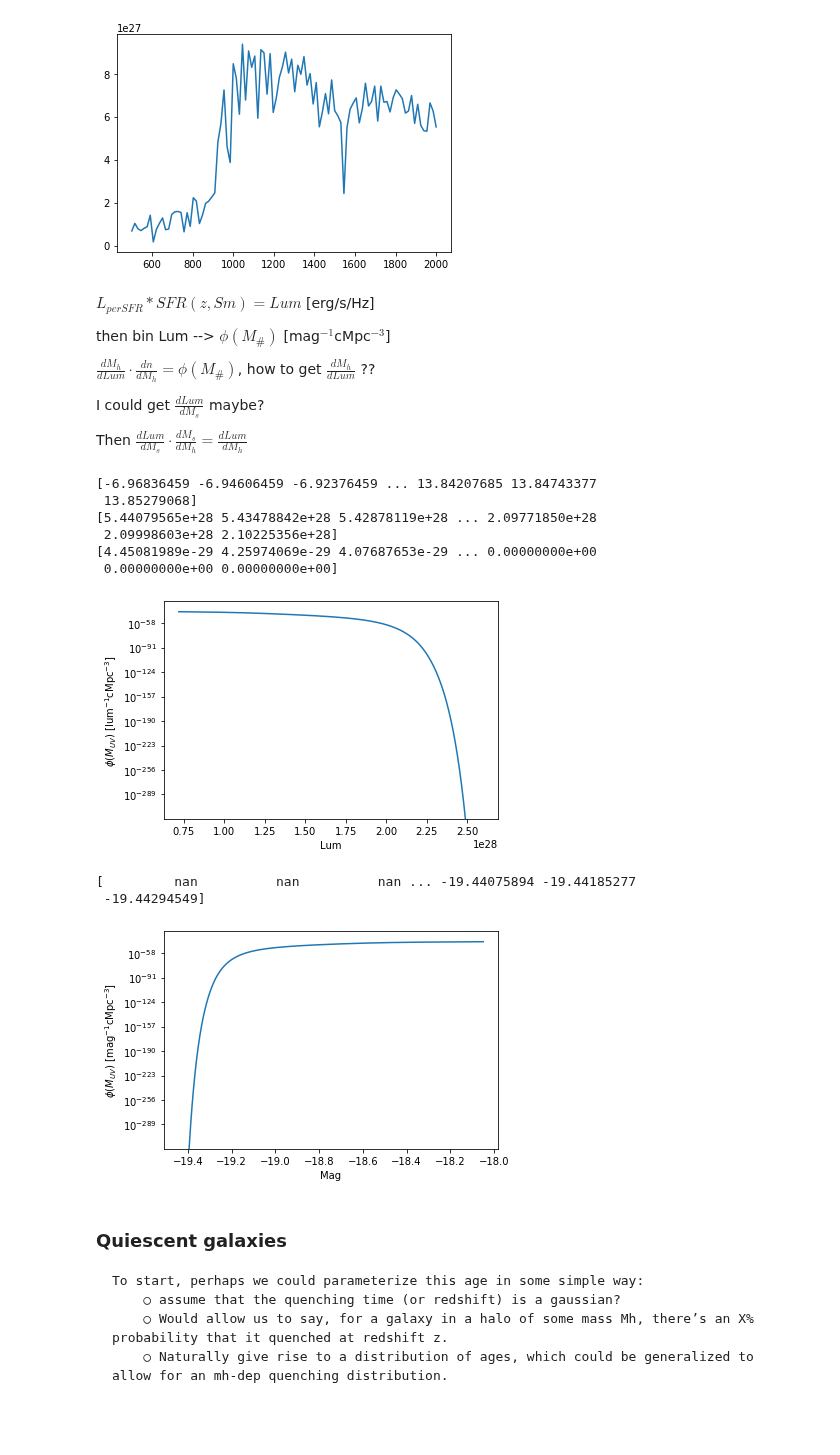
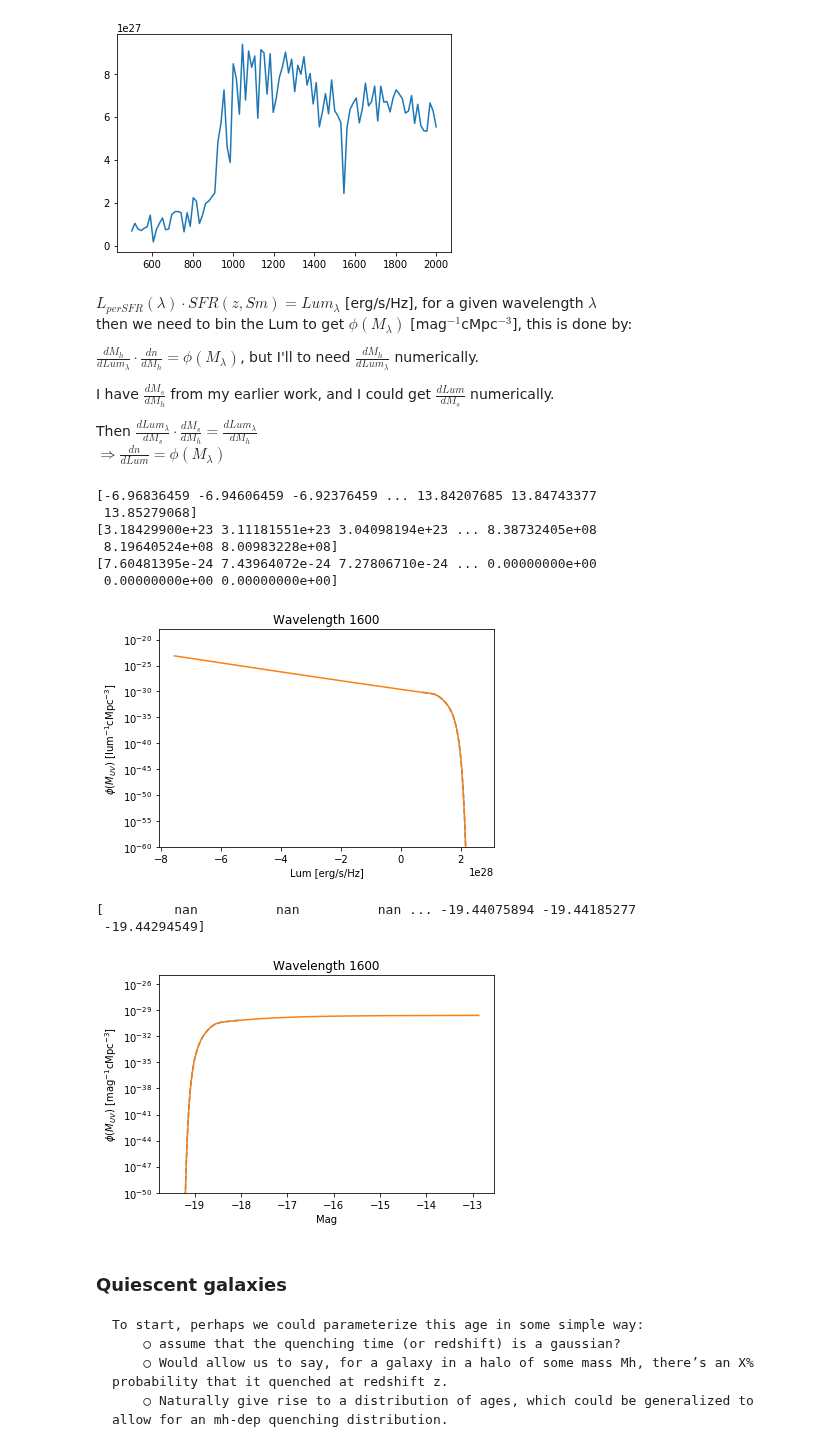
Before and after one commit to eklem1/GalaxySim, a Jupyter notebook: Gen_LF.ipynb, the cells around one changed output. Drawn from its saved outputs; the diff is of its cells as text; code cells hidden in the pictures; blank space fills up the shorter version.

```diff
--- a/Gen_LF.ipynb
+++ b/Gen_LF.ipynb
@@ -53,12 +53,30 @@ def getParams(z):
 
     return N, M_1, beta, gamma
 # %% [markdown]
-$L_{per SFR} * SFR(z, Sm) = Lum $   [erg/s/Hz]
+$L_{per SFR}(\lambda) \cdot SFR(z, Sm) = Lum_{\lambda} $   [erg/s/Hz], for a given wavelength $\lambda$
+then we need to bin the Lum to get $\phi(M_{\lambda})$ [mag$^{-1}$cMpc$^{-3}$], this is done by:
 
-then bin Lum --> $\phi(M_{\#})$ [mag$^{-1}$cMpc$^{-3}$]
+$\frac{dM_h}{dLum_{\lambda}} \cdot \frac{dn}{dM_h} = \phi(M_{\lambda})$, but I'll to need $\frac{dM_h}{dLum_{\lambda}}$ numerically.
 
-$\frac{dM_h}{dLum} \cdot \frac{dn}{dM_h} = \phi(M_{\#})$, how to get $\frac{dM_h}{dLum}$ ??
+I have $\frac{dM_s}{dM_h}$ from my earlier work, and I could get $\frac{dLum}{dM_s}$ numerically.
 
-I could get $\frac{dLum}{dM_s}$ maybe?
-
-Then $ \frac{dLum}{dM_s} \cdot \frac{dM_s}{dM_h} = \frac{dLum}{dM_h}$
+Then $ \frac{dLum_{\lambda}}{dM_s} \cdot \frac{dM_s}{dM_h} = \frac{dLum_{\lambda}}{dM_h}$
+$\Rightarrow \frac{dn}{dLum} = \phi(M_{\lambda})$
+# %%
+#log10(m)
+
+def dlogm_dM(pop_halo, N, M_1, beta, gamma, mM_ratio):
+
+    dydx = -1* ((gamma-1)*(pop_halo.halos.tab_M/M_1)**(gamma+beta) - beta - 1) / (np.log(10)*pop_halo.halos.tab_M*((pop_halo.halos.tab_M/M_1)**(gamma+beta) + 1))
+
+    return dydx
+
+# finite difference of Lum wrt log10(m)
+def finite_dif_logm(Lum, Sm):
+
+    diff = []
+    for i in range(len(Lum)-1):
+        diff.append( (Lum[i+1] - Lum[i])/(Sm[i+1] - Sm[i]) )
+
+#     print(diff)
+    return diff
@@ -110,45 +146,53 @@ def SM_fromHM(z):
 
     return StellarMass
 # %%
-lamda = 1600
+lamda = 1600 #A
 z = 1
+
+Lsun = ares.physics.Constants.lsun
 
 # Sm = np.linspace(8, 13, 50)
 Sm = SM_fromHM(z)
+
 #cut out the super small values?
 print(Sm)
-
 mask = [m > 10.0 for m in Sm]
 # print(Sm[mask])
-#doesn't make a different
+#just cuts the x axis very short
 
 # [erg / s / Hz / (Msun / yr)] * (Msun)
+
 Lum = pop.src.L_per_sfr(lamda) * pop.SFR(z, Sm)  #[erg/s/Hz]
 # print(Lum)
 
 dLdM = np.abs(dL_dM(z, Lum, Sm))
 print(dLdM)
 
 k = np.argmin(np.abs(z - pop_halo.halos.tab_z))
 dndM = pop_halo.halos.tab_dndm[k, :][:-1]
 # print(dndM)
 
 print(dndM/dLdM)
 
-pl.semilogy((Lum[mask])[:-1], (dndM/dLdM)[mask[:-1]])
-# pl.semilogy(Lum[:-1], dndM/dLdM)
+#could put lum in term of lsun = 3.839e33
+
+pl.semilogy((Lum[mask])[:-1], (dndM/dLdM)[mask[:-1]], ls="--")
+pl.semilogy(Lum[:-1], dndM/dLdM)
 
 pl.ylabel('$\phi(M_{UV})$ [lum$^{-1}$cMpc$^{-3}$]')
-pl.xlabel('Lum')
+pl.xlabel('Lum [erg/s/Hz]')
+pl.title('Wavelength {}'.format(lamda))
+
+pl.ylim(1e-60,1e-18)
 pl.show()
 # %% [output]
 [-6.96836459 -6.94606459 -6.92376459 ... 13.84207685 13.84743377
  13.85279068]
-[5.44079565e+28 5.43478842e+28 5.42878119e+28 ... 2.09771850e+28
- 2.09998603e+28 2.10225356e+28]
-[4.45081989e-29 4.25974069e-29 4.07687653e-29 ... 0.00000000e+00
+[3.18429900e+23 3.11181551e+23 3.04098194e+23 ... 8.38732405e+08
+ 8.19640524e+08 8.00983228e+08]
+[7.60481395e-24 7.43964072e-24 7.27806710e-24 ... 0.00000000e+00
  0.00000000e+00 0.00000000e+00]
-[figure, old version]
+[figure, new version]
 # %%
 #sort of a weird range of mag?
 MagSys = ares.util.MagnitudeSystem()
@@ -156,17 +200,19 @@ mag = MagSys.L_to_MAB(Lum, z=z)
 print(mag) #all nans for z = 0
 
 
-pl.semilogy((mag[mask])[:-1], (dndM/dLdM)[mask[:-1]])
+pl.semilogy((mag[mask])[:-1], (dndM/dLdM)[mask[:-1]], ls="--")
 
-# pl.semilogy(mag[:-1], dndM/dLdM)
+pl.semilogy(mag[:-1], dndM/dLdM)
 
 pl.ylabel('$\phi(M_{UV})$ [mag$^{-1}$cMpc$^{-3}$]')
 pl.xlabel('Mag')
+pl.title('Wavelength {}'.format(lamda))
+pl.ylim(1e-50,1e-25)
 pl.show()
 # %% [output]
 [         nan          nan          nan ... -19.44075894 -19.44185277
  -19.44294549]
-[figure, old version]
+[figure, new version]
 # %% [markdown]
 ### Quiescent galaxies
     To start, perhaps we could parameterize this age in some simple way:
```
Also changed, not shown: parts of 2 cells of this notebook, 2 other files.
